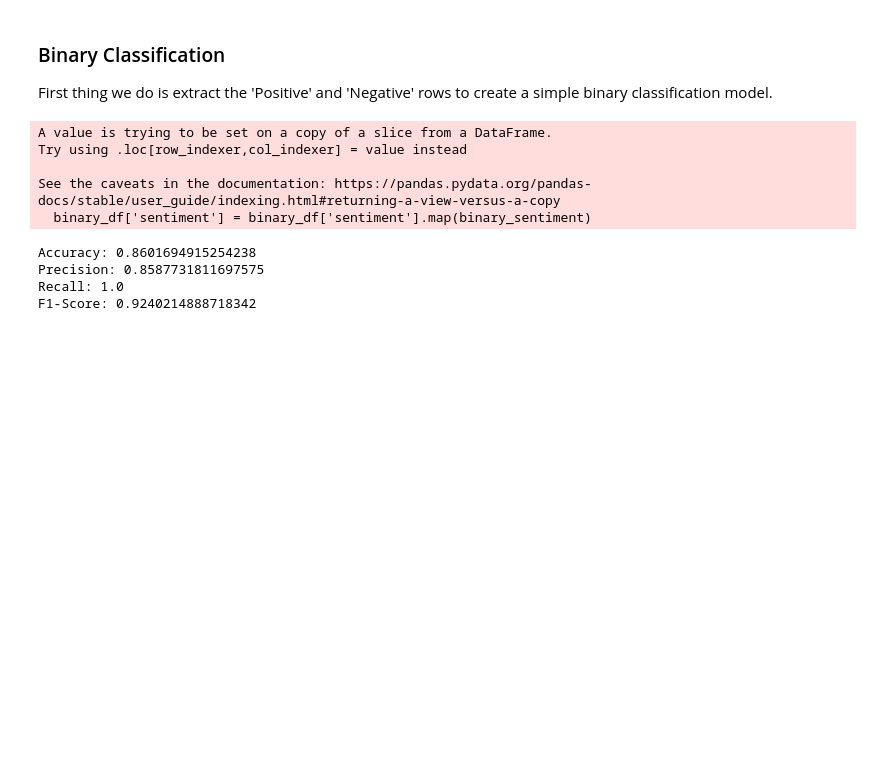
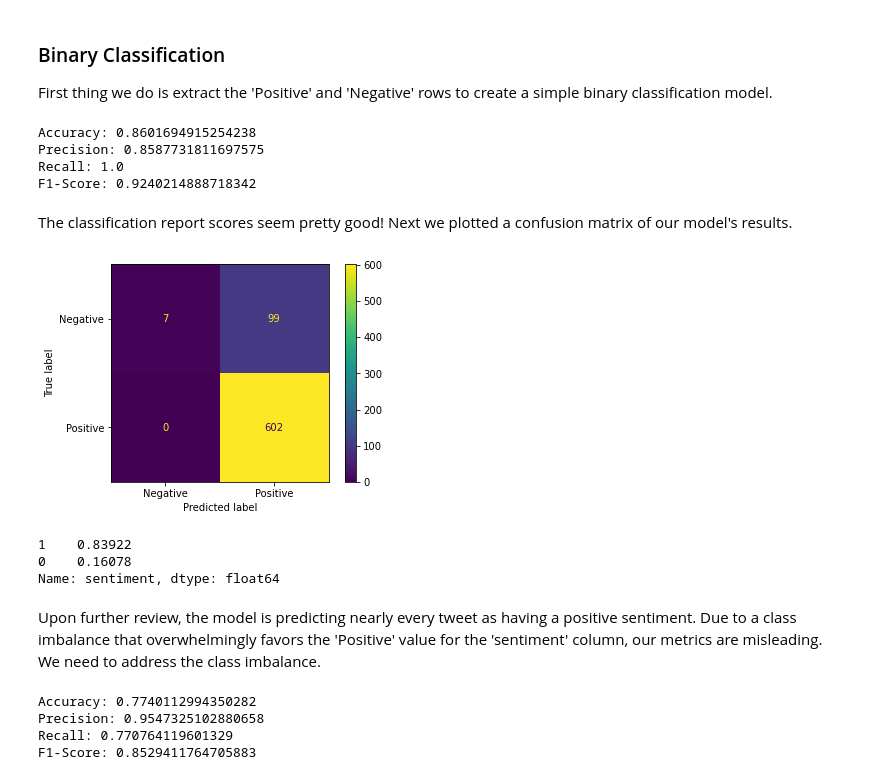
Before and after one commit to chrismiley87/tweet-project, a Jupyter notebook: notebook.ipynb, the cells around one changed output. Cells and saved outputs as stored; diff of their text form; code cells hidden in the pictures; blank space fills up the shorter version.

Commit message:
Built Models and Compared

```diff
--- a/notebook.ipynb
+++ b/notebook.ipynb
@@ -1030,25 +1039,22 @@ binary_df = df[df['sentiment'] != 'Neutral']
 # %%
 #convert 'sentiment' values to binary code
 binary_sentiment = {'Negative': 0, 'Positive': 1}
-binary_df['sentiment'] = binary_df['sentiment'].map(binary_sentiment)
+binary_df.loc[:,'sentiment'] = binary_df['sentiment'].map(binary_sentiment).copy()
 
 #split the data into a train test split
 X = binary_df['tweet']
 y = binary_df['sentiment']
 
 X_train, X_test, y_train, y_test = train_test_split(X, y, test_size=0.2, random_state=42)
-# %% [output]
-A value is trying to be set on a copy of a slice from a DataFrame.
-Try using .loc[row_indexer,col_indexer] = value instead
-
-See the caveats in the documentation: https://pandas.pydata.org/pandas-docs/stable/user_guide/indexing.html#returning-a-view-versus-a-copy
-  binary_df['sentiment'] = binary_df['sentiment'].map(binary_sentiment)
+# %%
+#instantiate tokenizer function
+tokenizer = TweetTokenizer(preserve_case=False, strip_handles=True)
 # %%
 # Create the Pipeline Naive Bayes model
 clf_pipe = Pipeline([
         ('vectorizer', TfidfVectorizer(tokenizer=tokenizer.tokenize,
                                       stop_words=stopwords_list)),
-        ('clf', MultinomialNB())])
+        ('clf', MultinomialNB(alpha=1.0))])
 
 #Fit Model
 clf_pipe.fit(X_train, y_train)
@@ -1071,3 +1077,52 @@ Accuracy: 0.8601694915254238
 Precision: 0.8587731811697575
 Recall: 1.0
 F1-Score: 0.9240214888718342
+# %% [markdown]
+The classification report scores seem pretty good! Next we plotted a confusion matrix of our model's results.
+# %%
+# Calculate the confusion matrix
+cm = confusion_matrix(y_test, y_pred)
+
+# Visualize the confusion matrix
+plot_confusion_matrix(clf_pipe, X_test, y_test, display_labels=['Negative', 'Positive'])
+plt.show()
+# %% [output]
+[figure, added]
+# %%
+#check the 'sentiment' values for imbalance inspection
+binary_df['sentiment'].value_counts(normalize=True)
+# %% [output]
+1    0.83922
+0    0.16078
+Name: sentiment, dtype: float64
+# %% [markdown]
+Upon further review, the model is predicting nearly every tweet as having a positive sentiment. Due to a class imbalance that overwhelmingly favors the 'Positive' value for the 'sentiment' column, our metrics are misleading. We need to address the class imbalance.
+# %%
+# Create the Pipeline Naive Bayes model with undersampler added
+clf_pipe = Pipeline([
+        ('vectorizer', TfidfVectorizer(tokenizer=tokenizer.tokenize,
+                                      stop_words=stopwords_list)),
+        ('undersampler', RandomUnderSampler(random_state=42)),
+        ('clf', MultinomialNB(alpha=1.0))])
+
+#Fit Model
+clf_pipe.fit(X_train, y_train)
+
+# Make predictions on the test set
+y_pred = clf_pipe.predict(X_test)
+
+# Evaluate the model
+accuracy = accuracy_score(y_test, y_pred)
+precision = precision_score(y_test, y_pred)
+recall = recall_score(y_test, y_pred)
+f1 = f1_score(y_test, y_pred)
+
+print("Accuracy:", accuracy)
+print("Precision:", precision)
+print("Recall:", recall)
+print("F1-Score:", f1)
+# %% [output]
+Accuracy: 0.7740112994350282
+Precision: 0.9547325102880658
+Recall: 0.770764119601329
+F1-Score: 0.8529411764705883
```
Also changed, not shown: parts of 59 cells of this notebook.
